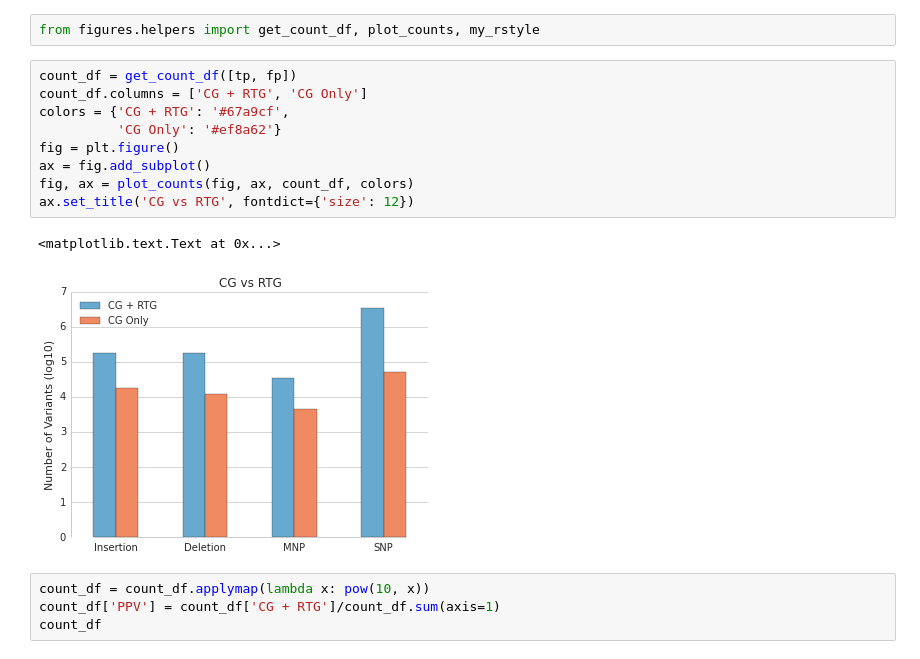
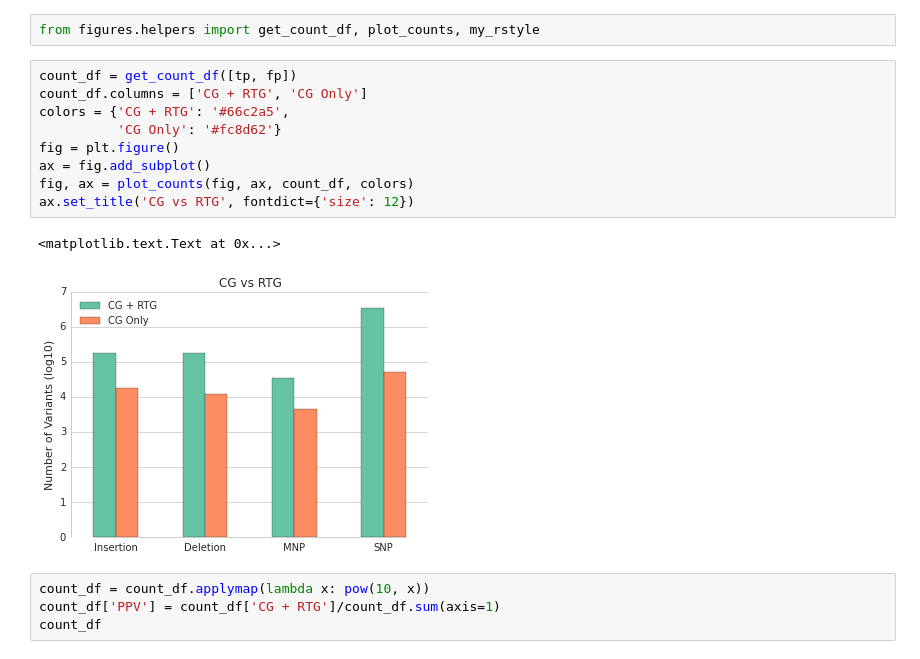
Before and after one commit to Schork-Lab/cg-classifier, a Jupyter notebook: ipynb/figure 1.ipynb, the cells around one changed output. Cells and saved outputs as stored; diff of their text form.

Commit message:
Updated figures

```diff
--- a/ipynb/figure 1.ipynb
+++ b/ipynb/figure 1.ipynb
@@ -28,15 +28,15 @@ from figures.helpers import get_count_df, plot_counts, my_rstyle
 # %%
 count_df = get_count_df([tp, fp])
 count_df.columns = ['CG + RTG', 'CG Only']
-colors = {'CG + RTG': '#67a9cf',
-          'CG Only': '#ef8a62'}
+colors = {'CG + RTG': '#66c2a5',
+          'CG Only': '#fc8d62'}
 fig = plt.figure()
 ax = fig.add_subplot()
 fig, ax = plot_counts(fig, ax, count_df, colors)
 ax.set_title('CG vs RTG', fontdict={'size': 12})
 # %% [output]
 <matplotlib.text.Text at 0x...>
-[figure, old version]
+[figure, new version]
 # %%
 count_df = count_df.applymap(lambda x: pow(10, x))
 count_df['PPV'] = count_df['CG + RTG']/count_df.sum(axis=1)
```
Also changed, not shown: parts of 1 cell of this notebook, 3 other files.
